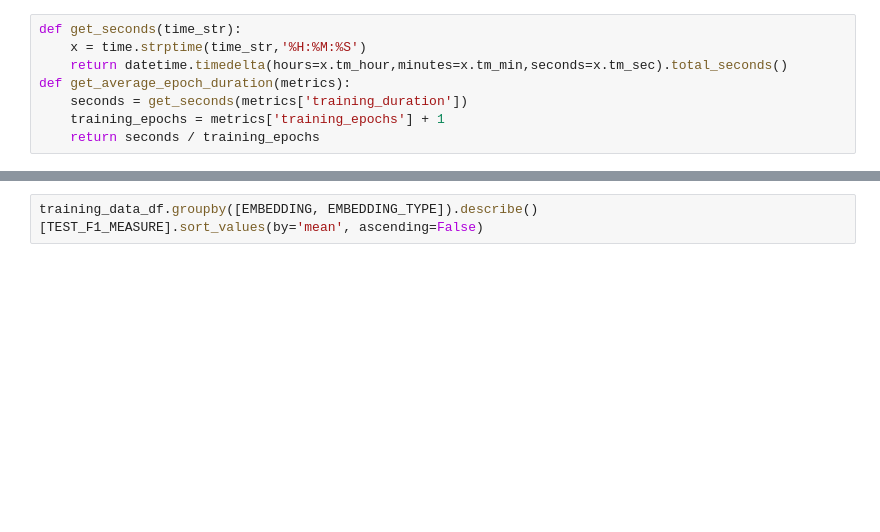
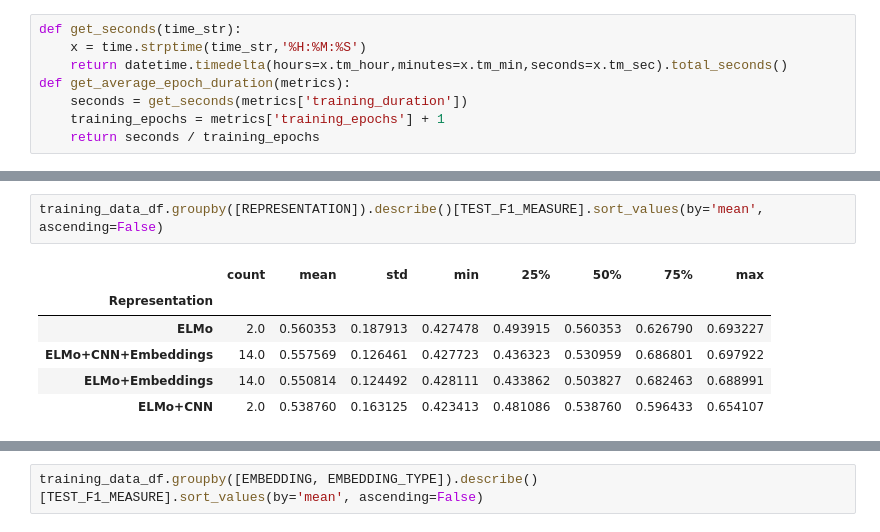
Before and after one commit to pvcastro/deeplearningufg, a Jupyter notebook: anova/Avaliar Resultados HAREM Oficial Mestrado-Todas Possibilidades de Representação.ipynb, the cells around one changed output, grey strips where cells are left out. Drawn from its saved outputs; the diff is of its cells as text; blank space fills up the shorter version.

```diff
--- a/anova/Avaliar Resultados HAREM Oficial Mestrado-Todas Possibilidades de Representação.ipynb
+++ b/anova/Avaliar Resultados HAREM Oficial Mestrado-Todas Possibilidades de Representação.ipynb
@@ -187,3 +218,12 @@ str(datetime.timedelta(seconds=training_data_df[TOTAL_DURATION].mean()))
+# %%
+training_data_df.groupby([REPRESENTATION]).describe()[TEST_F1_MEASURE].sort_values(by='mean', ascending=False)
+# %% [output]
+|  | count | mean | std | min | 25% | 50% | 75% | max |
+| Representation |  |  |  |  |  |  |  |  |
+| ELMo | 2.0 | 0.560353 | 0.187913 | 0.427478 | 0.493915 | 0.560353 | 0.626790 | 0.693227 |
+| ELMo+CNN+Embeddings | 14.0 | 0.557569 | 0.126461 | 0.427723 | 0.436323 | 0.530959 | 0.686801 | 0.697922 |
+| ELMo+Embeddings | 14.0 | 0.550814 | 0.124492 | 0.428111 | 0.433862 | 0.503827 | 0.682463 | 0.688991 |
+| ELMo+CNN | 2.0 | 0.538760 | 0.163125 | 0.423413 | 0.481086 | 0.538760 | 0.596433 | 0.654107 |
 # %%
 training_data_df.groupby([EMBEDDING_TYPE]).describe()[TEST_F1_MEASURE].sort_values(by='mean', ascending=False)
 # %% [output]
```
Also changed, not shown: parts of 10 cells of this notebook, 2 other files.
